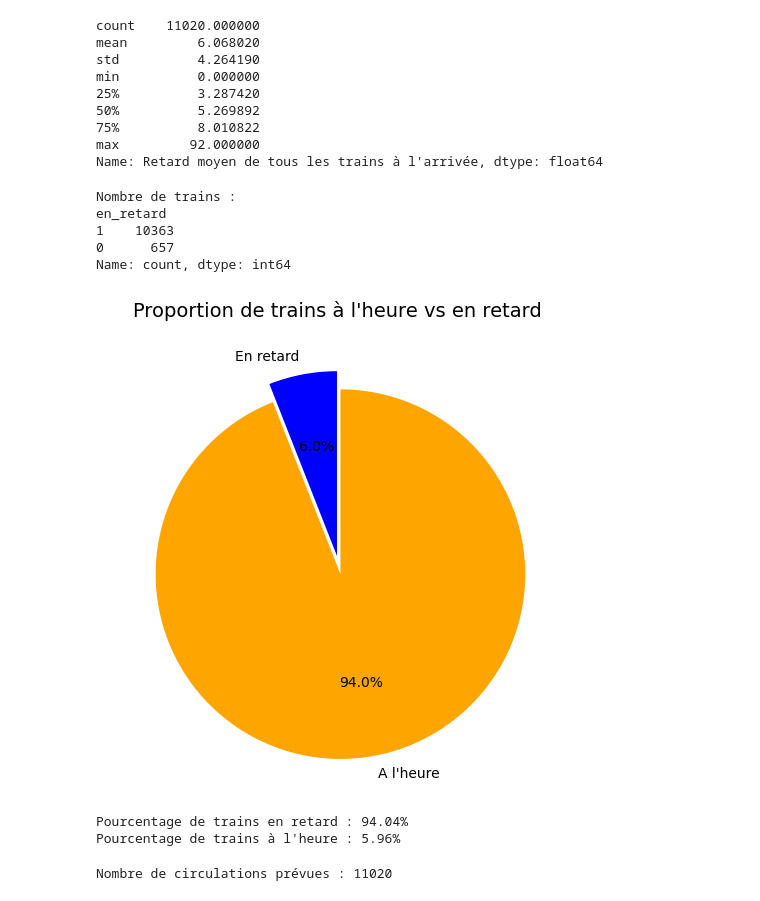
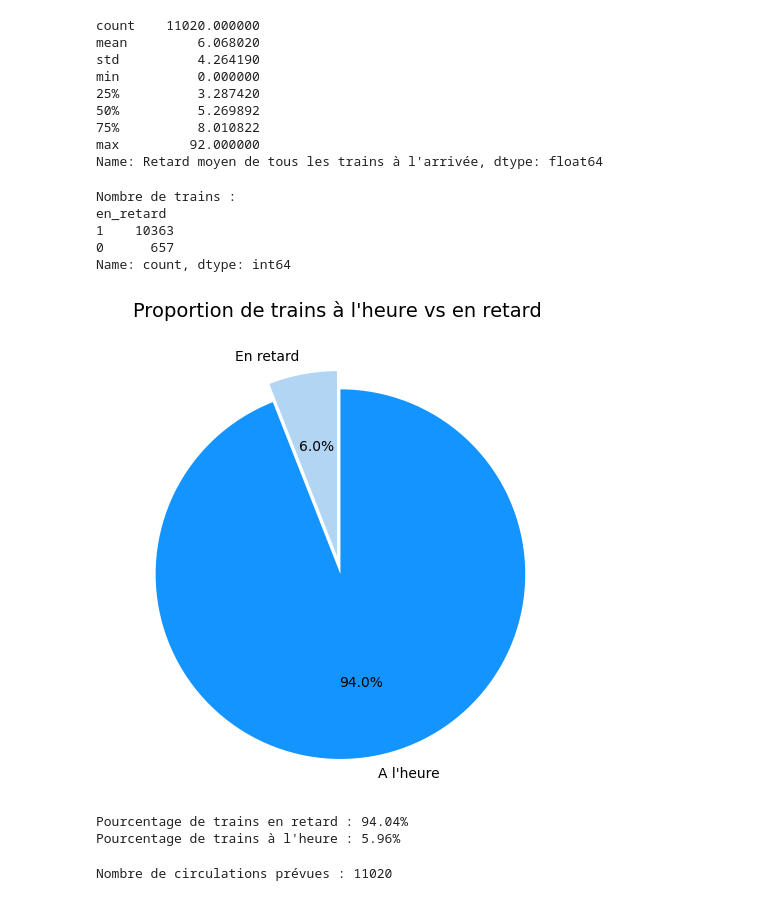
Before and after one commit to MeghCH/Tardis, a Jupyter notebook: tardis_eda.ipynb, the cells around one changed output. Saved outputs shown, nothing was run; the diff lists cells and outputs as text; code cells hidden in the pictures.

Commit message:
fix: global fixes for gitignore and chart colors

```diff
--- a/tardis_eda.ipynb
+++ b/tardis_eda.ipynb
@@ -380,35 +378,35 @@ print(retard_counts)
 
 # Trace le pie chart avec les bons titres
 labels = ["En retard", "A l'heure"]
 sizes = [retard_counts.get(0, 0), retard_counts.get(1, 0)]
-colors = ["blue", "orange"]
+colors = ["#b1d5f2", "#1494ff"]
 
 plt.figure(figsize=(8, 6))
 plt.pie(
     sizes,
     labels=labels,
     colors=colors,
     autopct='%1.1f%%',
     startangle=90,
     explode=(0, 0.1)
 )
 plt.title("Proportion de trains à l'heure vs en retard", fontsize=14)
 plt.show()
 
 # Affiche les pourcentages
 total_trains = len(df)
 pourcentage_retard = (retard_counts.get(1, 0) / total_trains) * 100
 pourcentage_a_lheure = (retard_counts.get(0, 0) / total_trains) * 100
 
 print(f"Pourcentage de trains en retard : {pourcentage_retard:.2f}%")
 print(f"Pourcentage de trains à l'heure : {pourcentage_a_lheure:.2f}%")
 # %% [output]
 Nombre de trains :
 en_retard
 1    10363
 0      657
 Name: count, dtype: int64
-[figure, old version]
+[figure, new version]
 Pourcentage de trains en retard : 94.04%
 Pourcentage de trains à l'heure : 5.96%
 # %%
```
Also changed, not shown: parts of 6 cells of this notebook, 1 other file.
